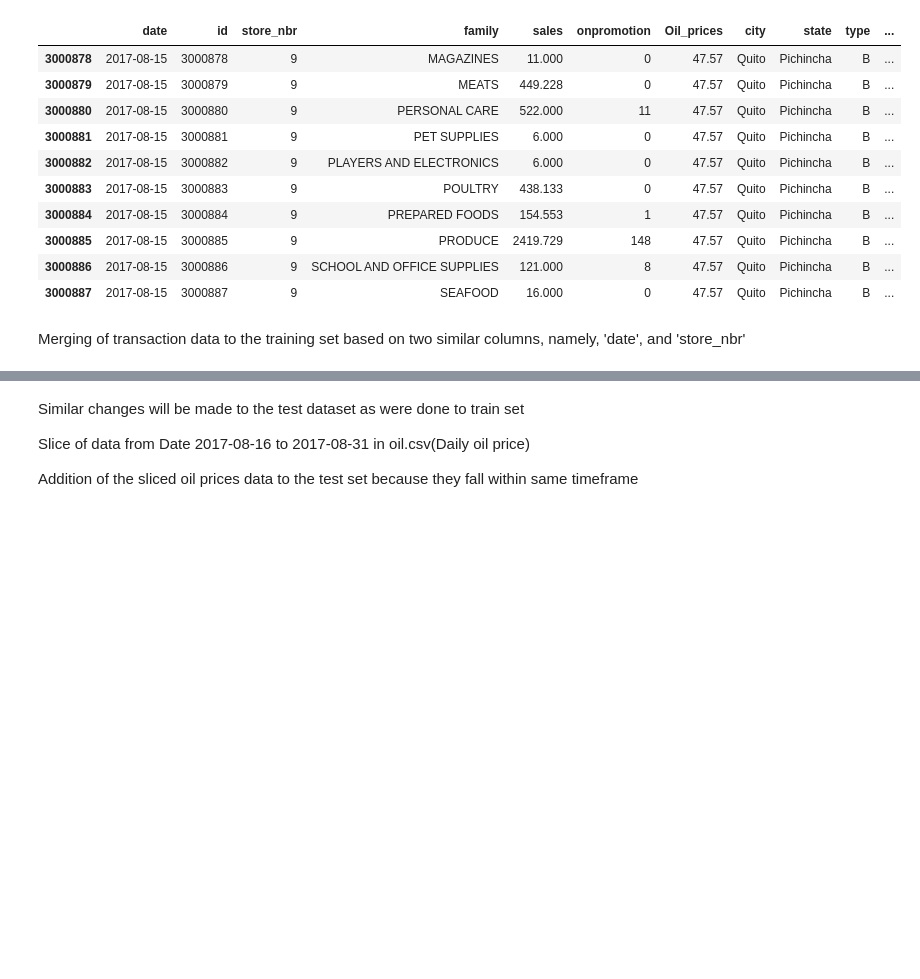
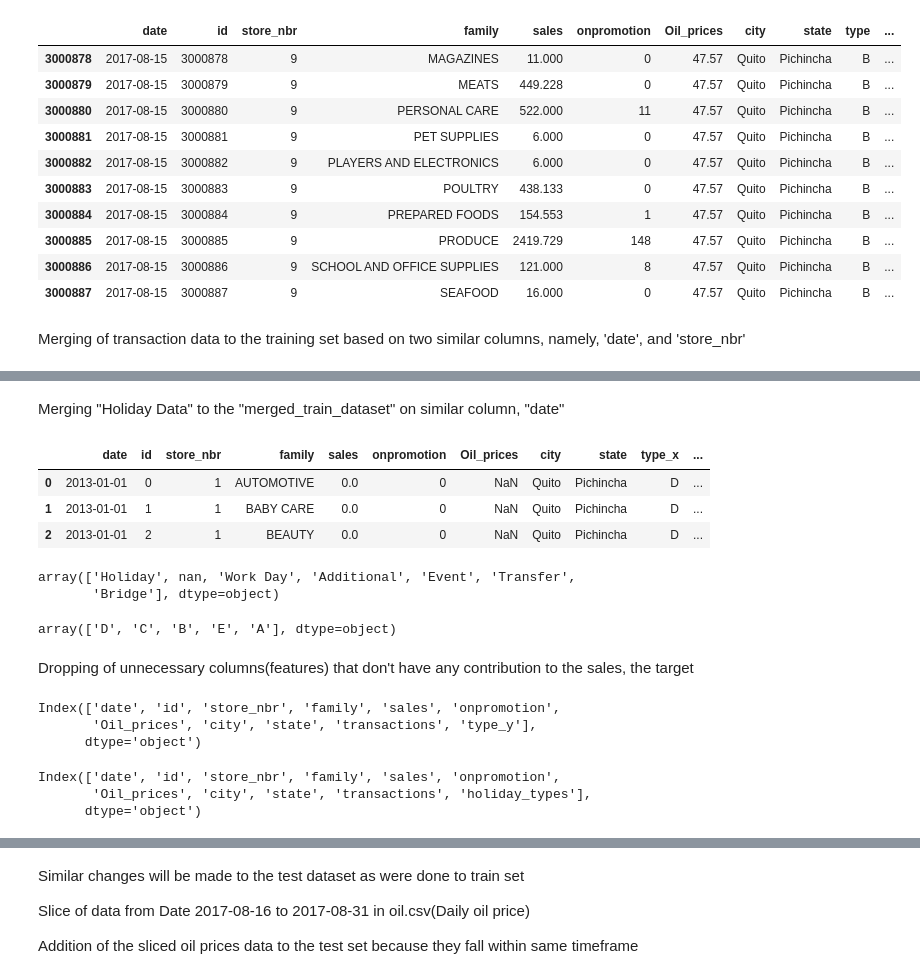
Before and after one commit to kaitany/LP3-Regression-Project, a Jupyter notebook: LP3_DAP.ipynb, the cells around one changed output, grey strips where cells are left out. Saved outputs shown, nothing was run; the diff lists cells and outputs as text; code cells hidden in the pictures; blank space fills up the shorter version.

```diff
--- a/LP3_DAP.ipynb
+++ b/LP3_DAP.ipynb
@@ -535,0 +521,44 @@ merged_train_dataset.tail(10)
+# %% [markdown]
+Merging "Holiday Data" to the "merged_train_dataset" on similar column, "date"
+# %%
+merged_train_dataset4 = merged_train_dataset3.merge(holiday_data, on='date', how='left')
+
+
+#Preview of new changes made to training data
+merged_train_dataset4.head(3)
+# %% [output]
+|  | date | id | store_nbr | family | sales | onpromotion | Oil_prices | city | state | type_x | ... |
+| 0 | 2013-01-01 | 0 | 1 | AUTOMOTIVE | 0.0 | 0 | NaN | Quito | Pichincha | D | ... |
+| 1 | 2013-01-01 | 1 | 1 | BABY CARE | 0.0 | 0 | NaN | Quito | Pichincha | D | ... |
+| 2 | 2013-01-01 | 2 | 1 | BEAUTY | 0.0 | 0 | NaN | Quito | Pichincha | D | ... |
+# %%
+#A look of unique values in "type_y" column
+merged_train_dataset4['type_y'].unique()
+# %% [output]
+array(['Holiday', nan, 'Work Day', 'Additional', 'Event', 'Transfer',
+       'Bridge'], dtype=object)
+# %%
+#A look of unique values in "type_x" column
+merged_train_dataset4['type_x'].unique()
+# %% [output]
+array(['D', 'C', 'B', 'E', 'A'], dtype=object)
+# %% [markdown]
+Dropping of unnecessary columns(features) that don't have any contribution to the sales, the target
+# %%
+merged_train_dataset = merged_train_dataset4.drop(columns=['type_x', 'cluster', 'locale', 'locale_name', 'description', 'transferred'], axis=1,)
+#Preview of changes
+merged_train_dataset.columns
+# %% [output]
+Index(['date', 'id', 'store_nbr', 'family', 'sales', 'onpromotion',
+       'Oil_prices', 'city', 'state', 'transactions', 'type_y'],
+      dtype='object')
+# %%
+#Renaming of 'type_y' column to 'holiday_types' for easy understanding
+
+merged_train_dataset = merged_train_dataset.rename(columns={'type_y': 'holiday_types'})
+#Preview of changes
+merged_train_dataset.columns
+# %% [output]
+Index(['date', 'id', 'store_nbr', 'family', 'sales', 'onpromotion',
+       'Oil_prices', 'city', 'state', 'transactions', 'holiday_types'],
+      dtype='object')
```
Also changed, not shown: parts of 53 cells of this notebook, 3 other files.
